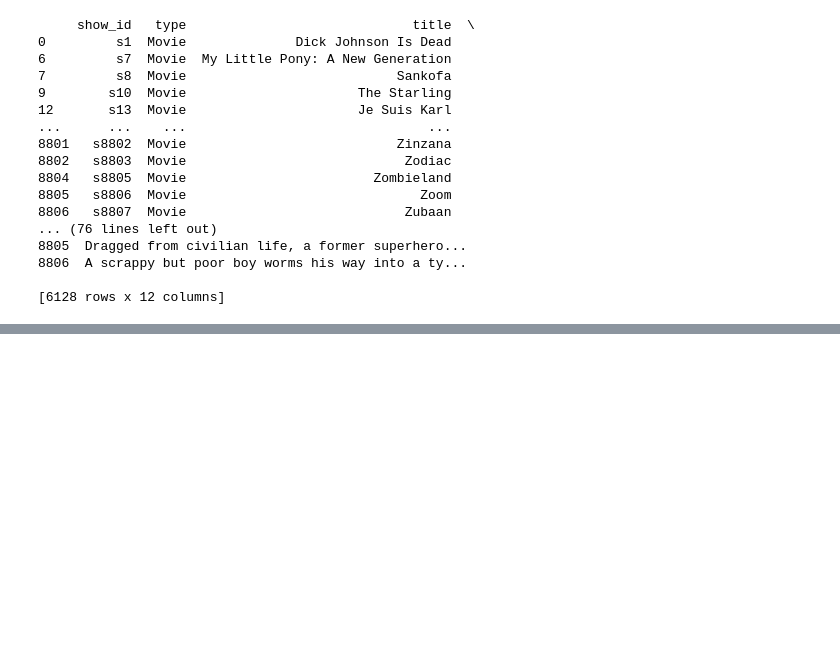
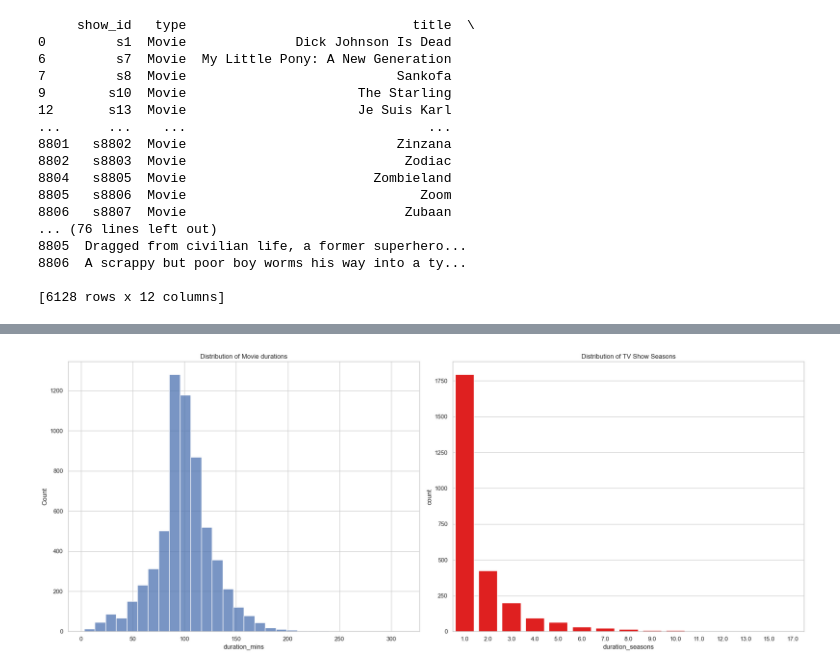
Before and after one commit to KgasagoGH/netflix_titles_edsa, a Jupyter notebook: netflix_titles.csv/notebook.ipynb, the cells around one changed output, grey strips where cells are left out. Cells and saved outputs as stored; diff of their text form; code cells hidden in the pictures; blank space fills up the shorter version.

```diff
--- a/netflix_titles.csv/notebook.ipynb
+++ b/netflix_titles.csv/notebook.ipynb
@@ -217,0 +287,13 @@ netflix_df.head()
+# %%
+fig, axs= plt.subplots(1,2, figsize=(20,8))
+
+sns.histplot(data=netflix_df[netflix_df['type'] == 'Movie'], x = 'duration_mins', bins=30, ax=axs[0])
+axs[0].set_title('Distribution of Movie durations')
+
+sns.countplot(data=netflix_df[netflix_df['type'] == 'TV Show'], x= 'duration_seasons', ax = axs[1], color = 'Red')
+axs[1].set_title('Distribution of TV Show Seasons')
+
+plt.tight_layout()
+plt.show()
+# %% [output]
+[figure, added]
```
Also changed, not shown: parts of 3 cells of this notebook.
